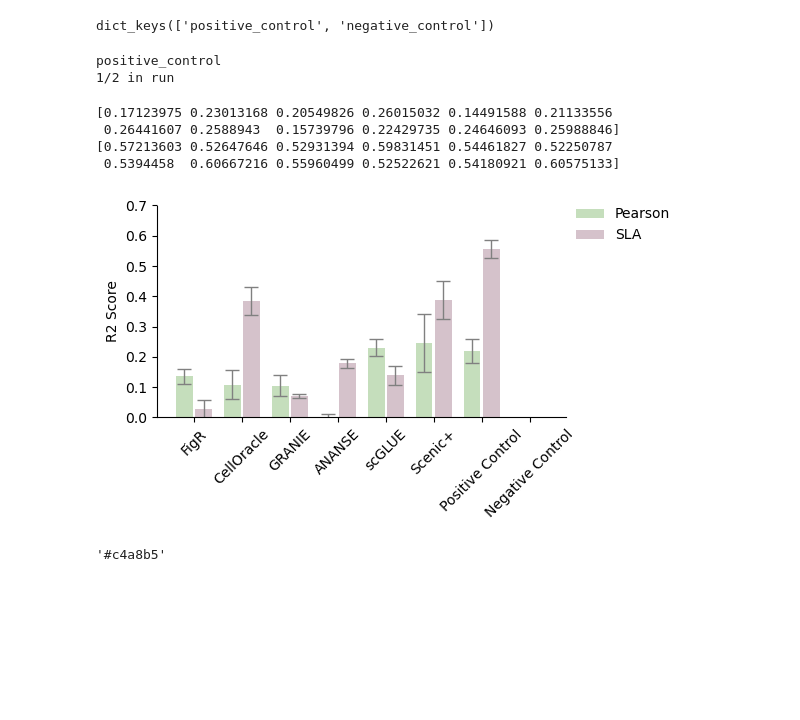
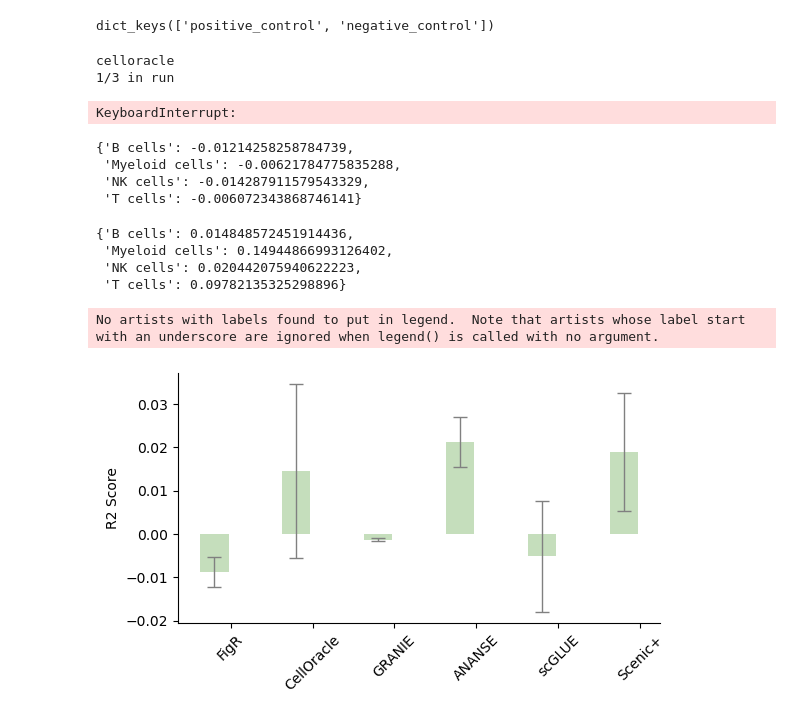
Before and after one commit to janursa/grn_benchmark, a Jupyter notebook: notebooks/main.ipynb, the cells around one changed output. Drawn from its saved outputs; the diff is of its cells as text; code cells hidden in the pictures; blank space fills up the shorter version.

```diff
--- a/notebooks/main.ipynb
+++ b/notebooks/main.ipynb
@@ -851,15 +922,16 @@ cell_type_donor = df_train.index.get_level_values('cell_type').astype(str) + '_'
 # %%
-grn_model_names = ['figr', 'celloracle', 'granie', 'ananse', 'scglue', 'scenicplus']
+# grn_model_names = ['figr', 'celloracle', 'granie', 'ananse', 'scglue', 'scenicplus']
+grn_model_names = ['celloracle', 'scenicplus']
 
 grn_models_dict = {}
 for name in grn_model_names:
     grn_models_dict[name] = pd.read_csv(f'../output/benchmark/grn_models/{name}.csv', index_col=0)
 
 # grn_models_dict = {}
-baselines = ['positive_control', 'negative_control']
+# baselines = ['positive_control', 'negative_control']
+baselines = ['positive_control']
 for name in baselines:
     grn_models_dict[name] = pd.read_csv(f'../output/benchmark/baseline_models/{name}.csv', index_col=0)
-# grn_models_dict = {surragate_names[name]:grn for name, grn in grn_models_dict.items()}
 # %%
 grn_models_dict.keys()
 # %% [output]
@@ -971,14 +1043,9 @@ class Regression_analysis_GRN_weight:
     def run_cross_validation(cls, X: np.ndarray, Y: np.ndarray, reg_type: str):
         # determine regressor
         if reg_type=='ridge':
-            regr = Ridge(**params)
-        elif reg_type=='rf':
-            regr = lightgbm_wrapper(params)
-            # regr = MultiOutputRegressor(RangerForestRegressor(**params), n_jobs=10)
-        elif reg_type=='GB':
-            regr = lightgbm_wrapper(params)
+            regr = MultiOutputRegressor(Ridge(**params))
         else:
-            raise ValueError("define first")
+            regr = MultiOutputRegressor(lightgbm.LGBMRegressor(**params), n_jobs=10)
 
         # define cv scheme
         cv_groups = cls.cv_5(X.shape[0])
@@ -994,12 +1061,8 @@ class Regression_analysis_GRN_weight:
             X_tr, Y_tr = X[mask_tr,:], Y[mask_tr,:]
             X_va, Y_true = X[mask_va,:], Y[mask_va,:]
 
-            if reg_type=='GB' or reg_type=='rf':
-            # if reg_type=='GB':
-                Y_pred = regr.fit_predict(X_tr, Y_tr, X_va)
-            else:
-                regr.fit(X_tr, Y_tr)
-                Y_pred = regr.predict(X_va)
+            regr.fit(X_tr, Y_tr)
+            Y_pred = regr.predict(X_va)
 
             Y_pred_stack.append(Y_pred)
             Y_true_stack.append(Y_true)
@@ -1008,13 +1071,13 @@ class Regression_analysis_GRN_weight:
         r2_score_group = r2_score(y_true, y_pred, multioutput='variance_weighted') #uniform_average', 'variance_weighted
         return r2_score_group
 # %%
-reg_type = 'rf'
+reg_type = 'GB'
 manipulate = None #'signed', None 'shuffled'
 # %%
 if True:
     os.makedirs(f'{work_dir}/benchmark/scores/{reg_type}/{norm_method}/', exist_ok=True)
 
-    # grn_model = ''
+    # grn_model = 'celloracle'
     # net = grn_models_dict[grn_model]
 
     for i_model, (grn_model, net) in enumerate(grn_models_dict.items()):
@@ -1037,13 +1100,29 @@ if True:
 
         else:
             raise ValueError('define first')
-        obj = Regression_analysis_GRN_weight(df_train=df_train, net=net, group_index=cell_type_donor, reg_type=reg_type, params=params, verbose=0)
+        obj = Regression_analysis_GRN_weight(df_train=df_train, net=net, group_index=cell_type_index, reg_type=reg_type, params=params, verbose=0)
         output = obj.get_results()
         with open(f'{work_dir}/benchmark/scores/{reg_type}/{norm_method}/{grn_model}_{manipulate}.json', 'w') as f:
             json.dump(output, f)
 # %% [output]
-positive_control
-1/2 in run
+celloracle
+1/3 in run
+KeyboardInterrupt:
+# %%
+output
+# %% [output]
+{'B cells': -0.01214258258784739,
+ 'Myeloid cells': -0.00621784775835288,
+ 'NK cells': -0.014287911579543329,
+ 'T cells': -0.006072343868746141}
+# %%
+#scenicplus
+output
+# %% [output]
+{'B cells': 0.014848572451914436,
+ 'Myeloid cells': 0.14944866993126402,
+ 'NK cells': 0.020442075940622223,
+ 'T cells': 0.09782135325298896}
 # %%
 fig, ax = plt.subplots(1, 1, figsize=(6, 3.5))
 
@@ -1054,14 +1133,14 @@ width = .35
 score_lower_t = -1
 
 handles = []  # To store legend handles
-for i_plot, norm_method in enumerate(['pearson', 'SL']):
+for i_plot, norm_method in enumerate([None]):
     # --- read the scores
     model_names = []
     mean_score_list = []
     scores_all_list = []
     sig_sign_list = []
-    for grn_model in grn_models_dict.keys():
-    # for grn_model in ['figr', 'celloracle', 'granie', 'ananse', 'scglue', 'scenicplus']:
+    # for grn_model in grn_models_dict.keys():
+    for grn_model in ['figr', 'celloracle', 'granie', 'ananse', 'scglue', 'scenicplus']:
         file = f'{work_dir}/benchmark/scores/{reg_type}/{norm_method}/{grn_model}_None.json'
         if not os.path.isfile(file):
             print(f'{file} doesnt exist')
@@ -1077,42 +1156,35 @@ for i_plot, norm_method in enumerate(['pearson', 'SL']):
     # plot
     x_ticks = range(len(model_names))
     x_positions = [xx + (offset * (i_plot - 0.5)) for xx in x_ticks]
     error_kw = {'ecolor': 'gray', 'capsize': 5, 'capthick': 1, 'elinewidth': 1}
 
     y_positions = np.mean(scores_all_list, axis=1)
     std = np.std(scores_all_list, axis=1)
-    legend_name = surragate_names[norm_method]
-    ax.bar(x_positions, height=y_positions, yerr=std, capsize=5, alpha=0.7,  width=width, color=legend_colors[i_plot], error_kw=error_kw, label=legend_name)
+    # norm_method = surragate_names[norm_method]
+    ax.bar(x_positions, height=y_positions, yerr=std, capsize=5, alpha=0.7,  width=width, color=legend_colors[i_plot], error_kw=error_kw, label=norm_method)
 
 
     ax.set_xticks(x_ticks)
     ax.set_xticklabels([surragate_names[name] for name in model_names], rotation=45)
     ax.set_ylabel('R2 Score')
-    ax.set_ylim([0, .7])
+    # ax.set_ylim([0, .7])
 
     #-- annotate
     # for ii, x_pos in enumerate(x_positions):
     #     y_pos = y_positions[ii] + std[ii] + .2 * i_plot
     #     txt = f'{mean_score_list[ii]:.2f}'
     #     ax.text(x_pos, y_pos, txt, ha='center', color='black', fontsize=8)
 ax.legend(loc=(1.01,.8), frameon=False)
 # # Correcting text annotations with offset adjustments
 
 for side in ['right', 'top']:
     ax.spines[side].set_visible(False)
 
 plt.tight_layout()
 
 fig.savefig(f'{work_dir}/benchmark/figs/r2_scores.png', dpi=150, transparent=True)
 
 plt.show()
 # %% [output]
-[0.17123975 0.23013168 0.20549826 0.26015032 0.14491588 0.21133556
- 0.26441607 0.2588943  0.15739796 0.22429735 0.24646093 0.25988846]
-[0.57213603 0.52647646 0.52931394 0.59831451 0.54461827 0.52250787
- 0.5394458  0.60667216 0.55960499 0.52522621 0.54180921 0.60575133]
+No artists with labels found to put in legend.  Note that artists whose label start with an underscore are ignored when legend() is called with no argument.
-[figure, old version]
+[figure, new version]
-# %%
-color_group
-# %% [output]
-'#c4a8b5'
```
Also changed, not shown: parts of 10 cells of this notebook, 9 other files.
